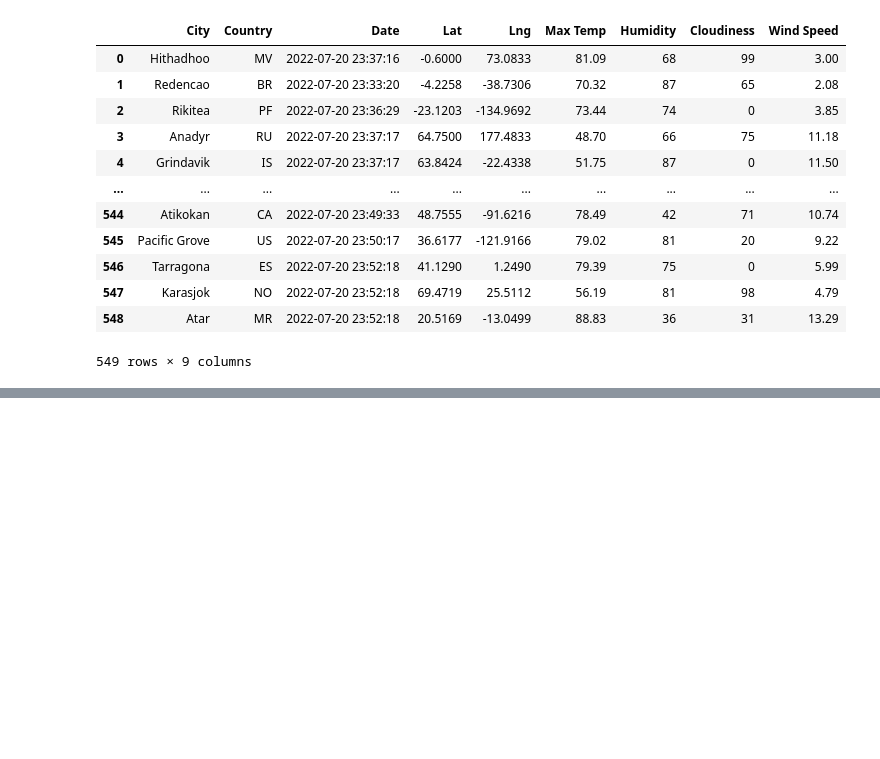
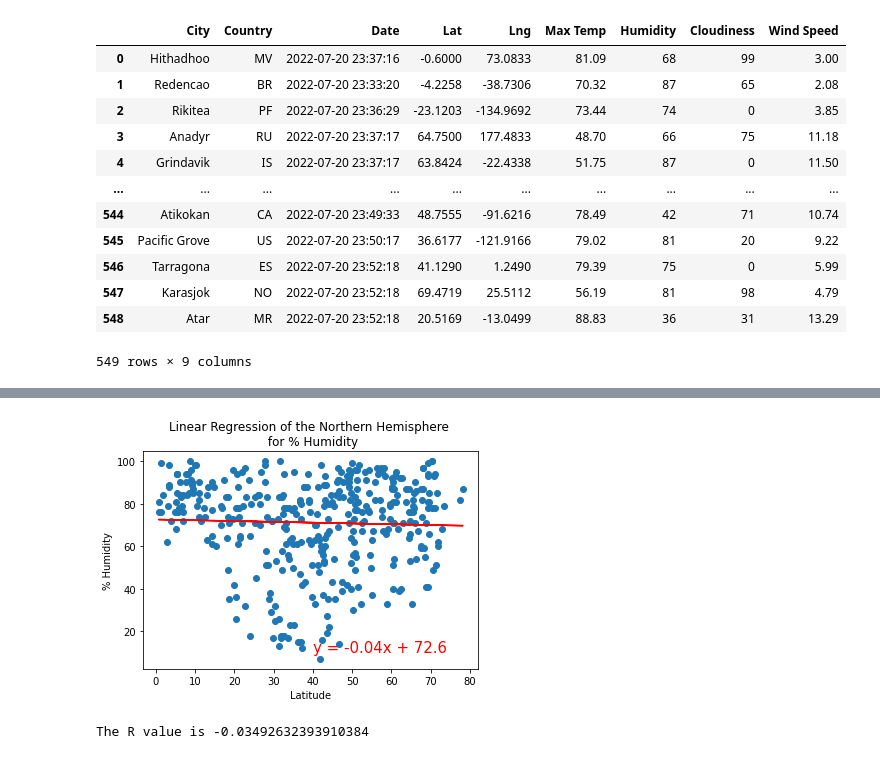
Before and after one commit to Degri95/World_Weather_Analysis, a Jupyter notebook: WeatherPy.ipynb, the cells around one changed output, grey strips where cells are left out. Cells and saved outputs as stored; diff of their text form; code cells hidden in the pictures; blank space fills up the shorter version.

```diff
--- a/WeatherPy.ipynb
+++ b/WeatherPy.ipynb
@@ -278,0 +332,11 @@ plt.show()
+# %%
+# Linear regression on the Northern Hemisphere humidity.
+x_values = northern_hemi_df["Lat"]
+y_values = northern_hemi_df["Humidity"]
+
+# Call the function.
+plot_linear_regression(x_values, y_values,
+                       "Linear Regression of the Northern Hemisphere \n for % Humidity", "% Humidity", (40,10))
+# %% [output]
+[figure, added]
+The R value is -0.03492632393910384
```
Also changed, not shown: parts of 17 cells of this notebook.
